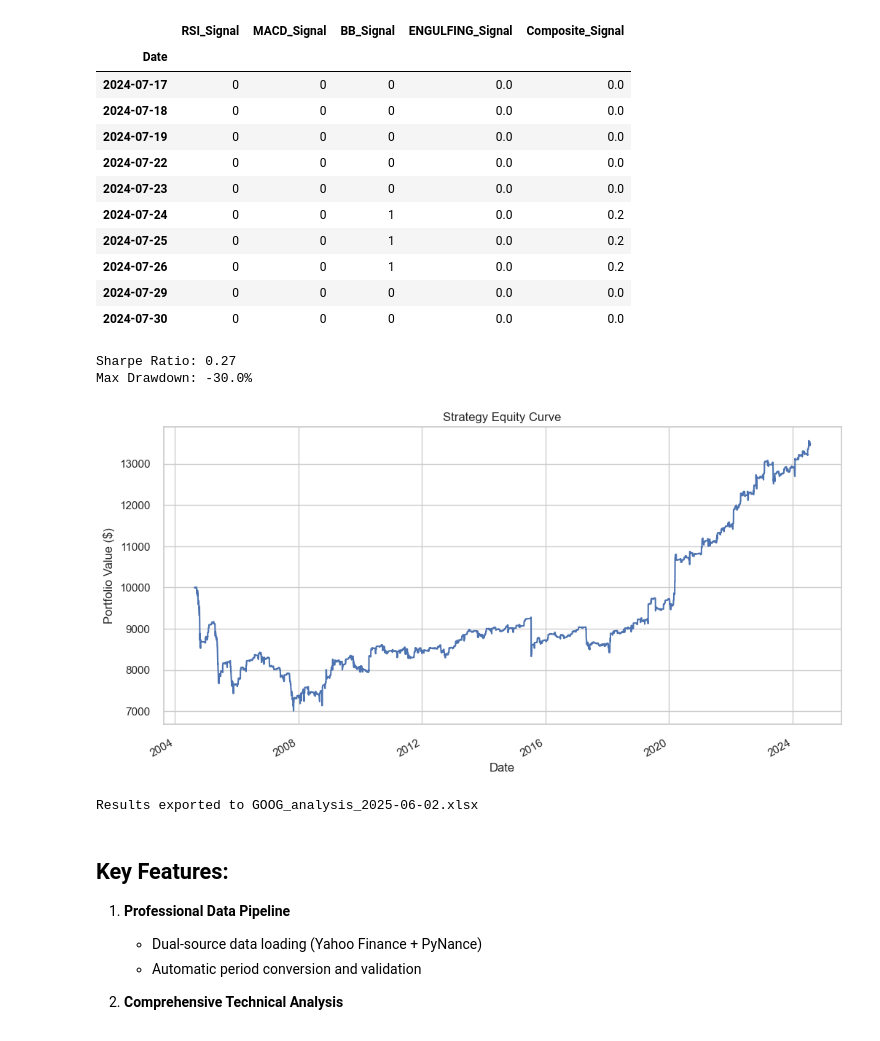
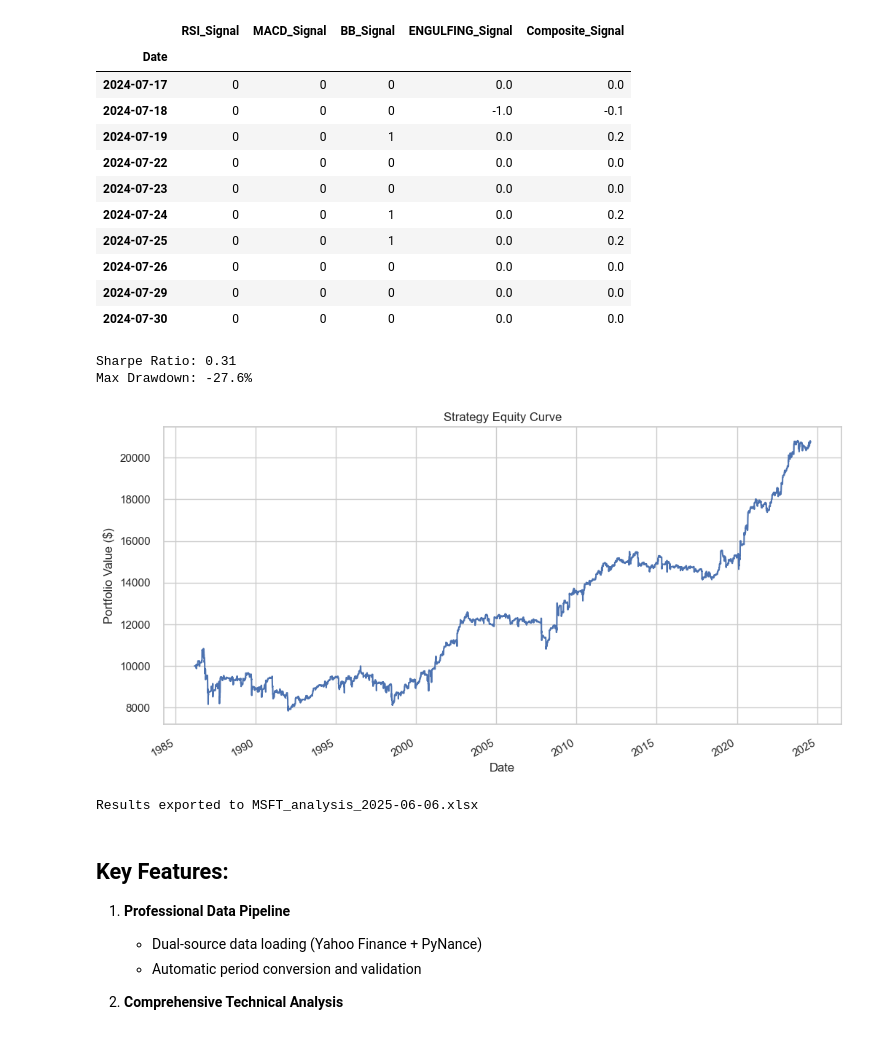
Before and after one commit to yokidans/Predicting-Challenge-Week1, a Jupyter notebook: notebooks/GOOG_trading_analysis.ipynb, the cells around one changed output. Saved outputs shown, nothing was run; the diff lists cells and outputs as text; code cells hidden in the pictures.

```diff
--- a/notebooks/GOOG_trading_analysis.ipynb
+++ b/notebooks/GOOG_trading_analysis.ipynb
@@ -61,7 +61,7 @@ def load_financial_data(tickers, data_dir='./data/', file_format='csv'):
     data = pd.concat(data_frames, axis=1)
     return data
 # %%
-tickers = ['GOOG']
+tickers = ['MSFT']
 ohlcv_data = load_financial_data(tickers, data_dir='./data/')  # No period parameter
 display(ohlcv_data.head(3))
 # %% [output]
@@ -104,8 +104,8 @@ def calculate_technical_indicators(df, ticker):
 
     return data
 # %%
-GOOG_tech = calculate_technical_indicators(ohlcv_data, 'GOOG')
-display(GOOG_tech.tail(3))
+MSFT_tech = calculate_technical_indicators(ohlcv_data, 'MSFT')
+display(MSFT_tech.tail(3))
 # %% [output]
 |  | Open | High | Low | Close | Adj Close | Volume | Dividends | Stock Splits | SMA_20 | EMA_12 | ... |
 | Date |  |  |  |  |  |  |  |  |  |  | ... |
@@ -276,19 +276,19 @@ def generate_trading_signals(data):
 
     return signals
 # %%
-signals = generate_trading_signals(GOOG_tech)
+signals = generate_trading_signals(MSFT_tech)
 display(signals.tail(10))
 # %% [output]
 |  | RSI_Signal | MACD_Signal | BB_Signal | ENGULFING_Signal | Composite_Signal |
 | Date |  |  |  |  |  |
 | 2024-07-17 | 0 | 0 | 0 | 0.0 | 0.0 |
-| 2024-07-18 | 0 | 0 | 0 | 0.0 | 0.0 |
-| 2024-07-19 | 0 | 0 | 0 | 0.0 | 0.0 |
+| 2024-07-18 | 0 | 0 | 0 | -1.0 | -0.1 |
+| 2024-07-19 | 0 | 0 | 1 | 0.0 | 0.2 |
 | 2024-07-22 | 0 | 0 | 0 | 0.0 | 0.0 |
 | 2024-07-23 | 0 | 0 | 0 | 0.0 | 0.0 |
 | 2024-07-24 | 0 | 0 | 1 | 0.0 | 0.2 |
 | 2024-07-25 | 0 | 0 | 1 | 0.0 | 0.2 |
-| 2024-07-26 | 0 | 0 | 1 | 0.0 | 0.2 |
+| 2024-07-26 | 0 | 0 | 0 | 0.0 | 0.0 |
 | 2024-07-29 | 0 | 0 | 0 | 0.0 | 0.0 |
 | 2024-07-30 | 0 | 0 | 0 | 0.0 | 0.0 |
 # %%
@@ -317,19 +317,19 @@ def backtest_strategy(data, signals, initial_capital=10000):
         'returns': strategy_returns
     }
 # %%
-backtest_results = backtest_strategy(GOOG_tech, signals)
+backtest_results = backtest_strategy(MSFT_tech, signals)
 print(f"Sharpe Ratio: {backtest_results['sharpe_ratio']:.2f}")
 print(f"Max Drawdown: {backtest_results['max_drawdown']:.1%}")
 
 # Plot equity curve
 plt.figure(figsize=(12,6))
 backtest_results['equity_curve'].plot(title='Strategy Equity Curve')
 plt.ylabel('Portfolio Value ($)')
 plt.show()
 # %% [output]
-Sharpe Ratio: 0.27
-Max Drawdown: -30.0%
+Sharpe Ratio: 0.31
+Max Drawdown: -27.6%
-[figure, old version]
+[figure, new version]
 # %%
 def export_results(data, metrics, signals, ticker):
     """Export all results to Excel"""
@@ -340,9 +340,9 @@ def export_results(data, metrics, signals, ticker):
 
     print(f"Results exported to {ticker}_analysis_{datetime.now().date()}.xlsx")
 # %%
-export_results(GOOG_tech, GOOG_metrics, signals, 'GOOG')
+export_results(MSFT_tech, MSFT_metrics, signals, 'MSFT')
 # %% [output]
-Results exported to GOOG_analysis_2025-06-02.xlsx
+Results exported to MSFT_analysis_2025-06-06.xlsx
 # %% [markdown]
 ## Key Features:
 
```
Also changed, not shown: parts of 4 cells of this notebook, 3 other files.
